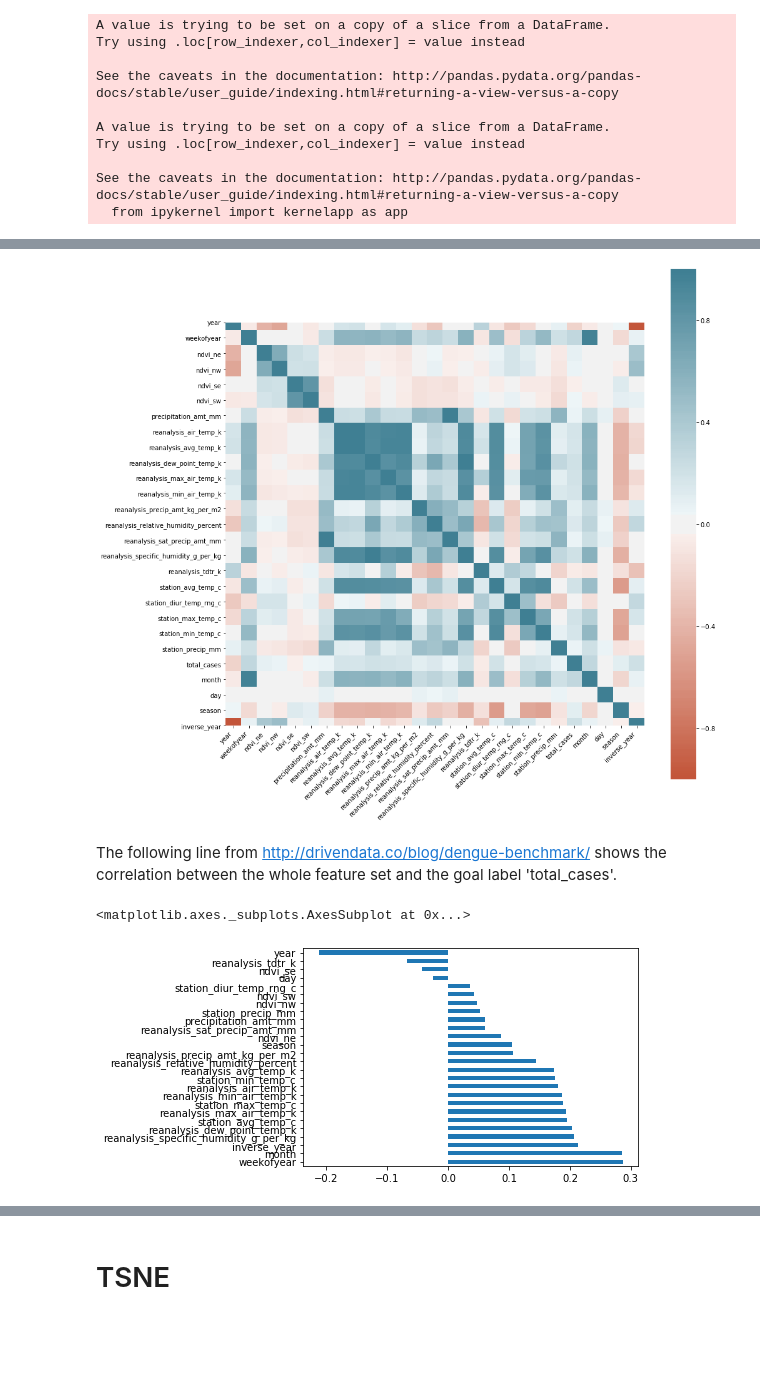
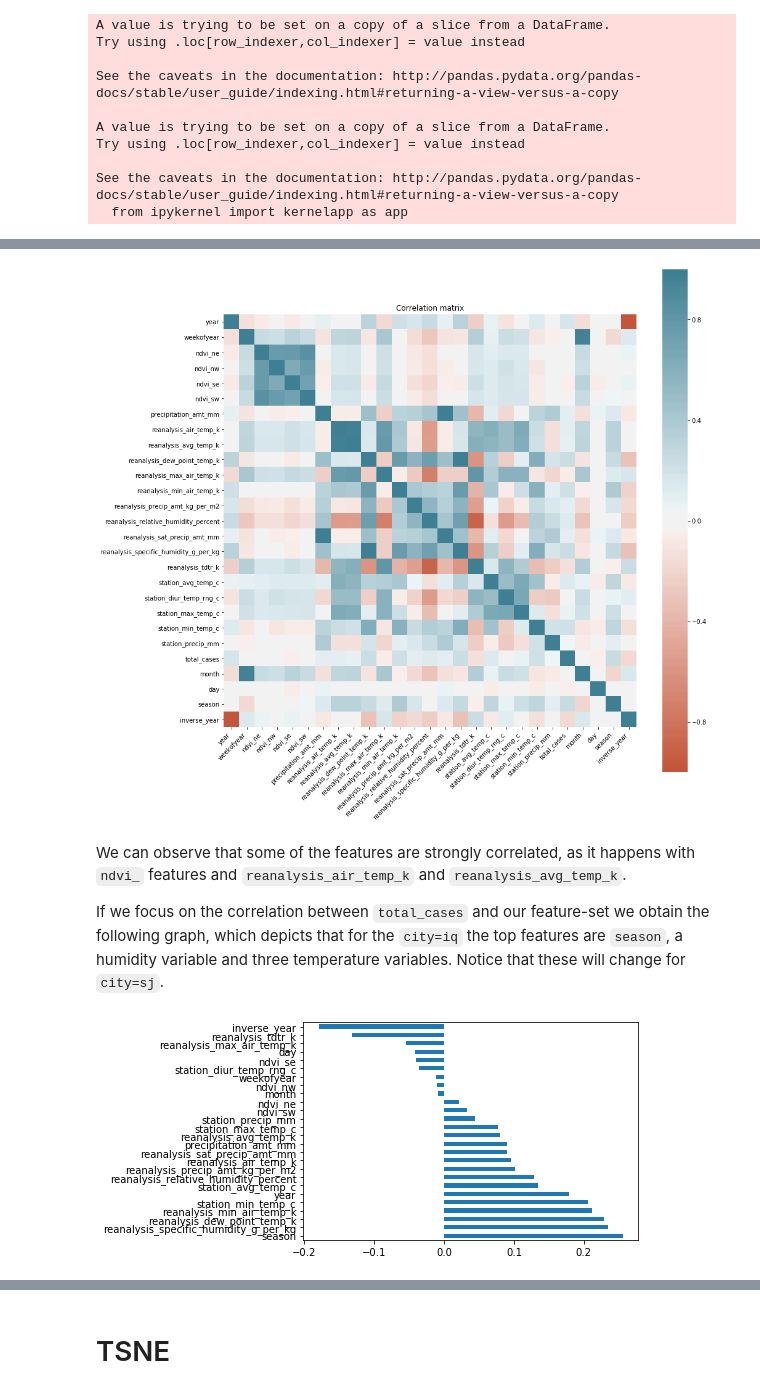
Before and after one commit to arodriguezhidalgo/DengAI_proposal, a Jupyter notebook: Model.ipynb, the cells around one changed output, grey strips where cells are left out. Cells and saved outputs as stored; diff of their text form; code cells hidden in the pictures; blank space fills up the shorter version.

````diff
--- a/Model.ipynb
+++ b/Model.ipynb
@@ -23,5 +30,6 @@ First, we focus on one of the cities.
 # %%
 # We split data for the two cities
-city_data = features[features['city'] == 'sj']
+#city_data = features[features['city'] == 'sj']
+city_data = features[features['city'] == 'iq']
 # %% [markdown]
 # Data imputation
@@ -98,7 +108,6 @@ def season(input_data):
     return output
 
 city_data['season'] = city_data['month'].apply(season);
-city_data['inverse_year'] = city_data['year'].apply(lambda x: 1/x);
 # %% [output]
 A value is trying to be set on a copy of a slice from a DataFrame.
 Try using .loc[row_indexer,col_indexer] = value instead
@@ -135,17 +151,12 @@ def context_extractor(data_structure):
 from DengAI_utils import compute_correlation
 correlation_matrix = compute_correlation(city_data);
 # %% [output]
-[figure, old version]
+[figure, new version]
-# %% [markdown]
-The following line from http://drivendata.co/blog/dengue-benchmark/ shows the correlation between the whole feature set and the goal label 'total_cases'.
+# %% [markdown]
+We can observe that some of the features are strongly correlated, as it happens with ```ndvi_``` features and ```reanalysis_air_temp_k``` and ```reanalysis_avg_temp_k```.
+
+If we focus on the correlation between ```total_cases``` and our feature-set we obtain the following graph, which depicts that for the ```city=iq``` the top features are ```season```, a humidity variable and three temperature variables. Notice that these will change for ```city=sj```.
 # %%
-# This interesting
-(correlation_matrix
-     .total_cases
-     .drop('total_cases') # don't compare with myself
-     .sort_values(ascending=False)
-     .plot
-     .barh())
+correlation_matrix.total_cases.drop('total_cases').sort_values(ascending=False).plot.barh();
 # %% [output]
-<matplotlib.axes._subplots.AxesSubplot at 0x...>
-[figure, old version]
+[figure, new version]
````
Also changed, not shown: parts of 28 cells of this notebook, 3 other files.
